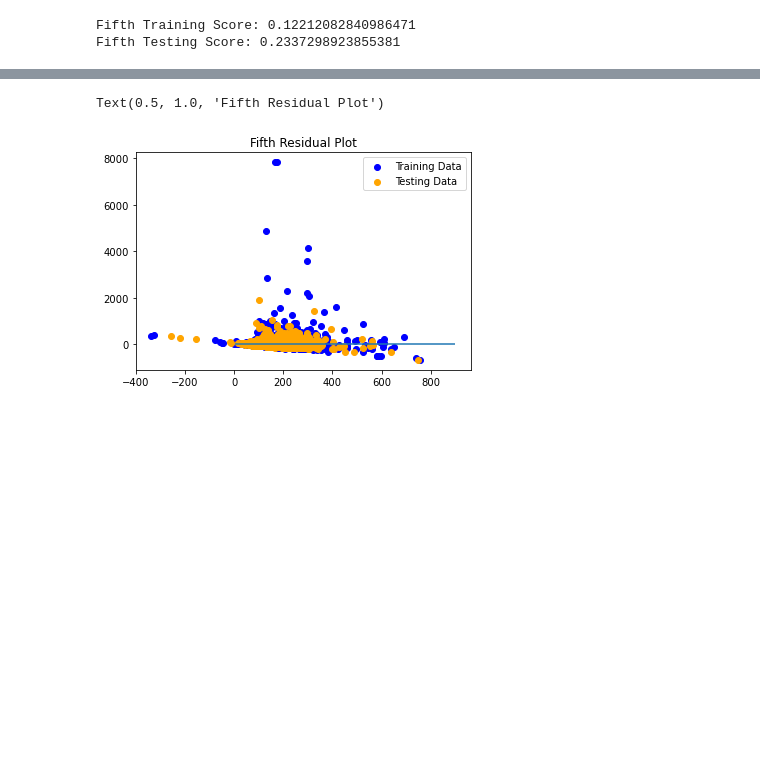
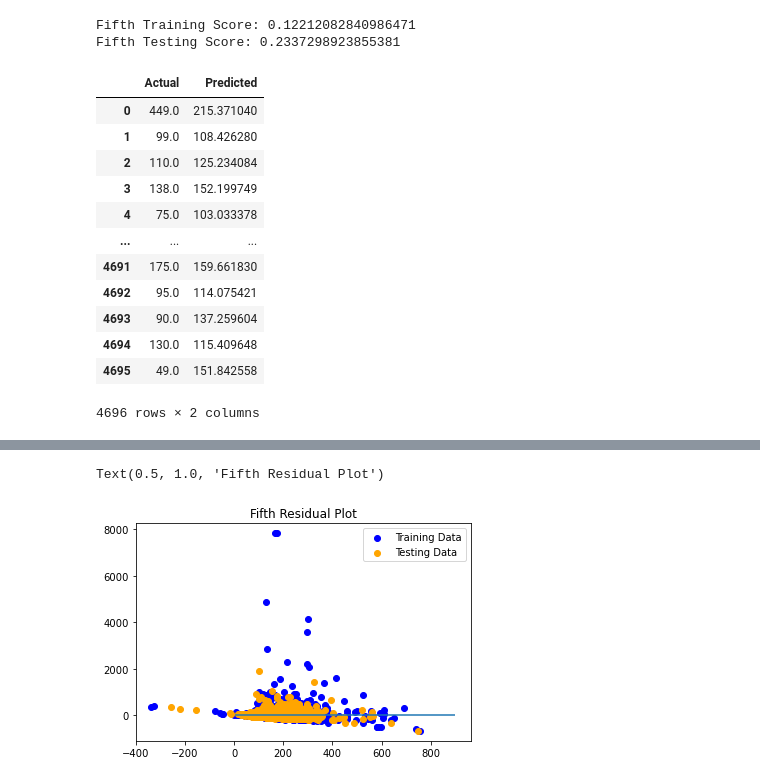
Before and after one commit to zhr47/Final_Project, a Jupyter notebook: ML_model.ipynb, the cells around one changed output, grey strips where cells are left out. Saved outputs shown, nothing was run; the diff lists cells and outputs as text; code cells hidden in the pictures; blank space fills up the shorter version.

```diff
--- a/ML_model.ipynb
+++ b/ML_model.ipynb
@@ -89,9 +99,6 @@ print (X.shape, y.shape)
 # %%
 from sklearn.model_selection import train_test_split
 X_train, X_test, y_train, y_test = train_test_split(X,y, random_state = 42)
-# %%
-from sklearn.linear_model import LinearRegression
-model = LinearRegression()
 # %%
 model.fit(X_train, y_train)
 training_score2 = model.score(X_train, y_train)
@@ -129,9 +136,6 @@ print (X.shape, y.shape)
 # %%
 from sklearn.model_selection import train_test_split
 X_train, X_test, y_train, y_test = train_test_split(X,y, random_state = 42)
-# %%
-from sklearn.linear_model import LinearRegression
-model = LinearRegression()
 # %%
 model.fit(X_train, y_train)
 training_score3 = model.score(X_train, y_train)
@@ -172,9 +176,6 @@ print (X.shape, y.shape)
 # %%
 from sklearn.model_selection import train_test_split
 X_train, X_test, y_train, y_test = train_test_split(X,y, random_state = 42)
-# %%
-from sklearn.linear_model import LinearRegression
-model = LinearRegression()
 # %%
 model.fit(X_train, y_train)
 training_score4 = model.score(X_train, y_train)
@@ -221,6 +230,3 @@ X_train, X_test, y_train, y_test = train_test_split(X,y, random_state = 42)
-# %%
-from sklearn.linear_model import LinearRegression
-model = LinearRegression()
 # %%
 model.fit(X_train, y_train)
 training_score5 = model.score(X_train, y_train)
@@ -231,3 +237,23 @@ print(f"Fifth Testing Score: {testing_score5}")
 # %% [output]
 Fifth Training Score: 0.12212082840986471
 Fifth Testing Score: 0.2337298923855381
+# %%
+y_test_array = np.array(list(y_test))
+val_preds_hpm_reg_array = np.array(model.predict(X_test))
+
+Predicted_df = pd.DataFrame({'Actual': y_test_array.flatten(), 'Predicted': val_preds_hpm_reg_array.flatten()})
+Predicted_df
+# %% [output]
+|  | Actual | Predicted |
+| 0 | 449.0 | 215.371040 |
+| 1 | 99.0 | 108.426280 |
+| 2 | 110.0 | 125.234084 |
+| 3 | 138.0 | 152.199749 |
+| 4 | 75.0 | 103.033378 |
+| ... | ... | ... |
+| 4691 | 175.0 | 159.661830 |
+| 4692 | 95.0 | 114.075421 |
+| 4693 | 90.0 | 137.259604 |
+| 4694 | 130.0 | 115.409648 |
+| 4695 | 49.0 | 151.842558 |
+4696 rows × 2 columns
```
Also changed, not shown: parts of 7 cells of this notebook.
